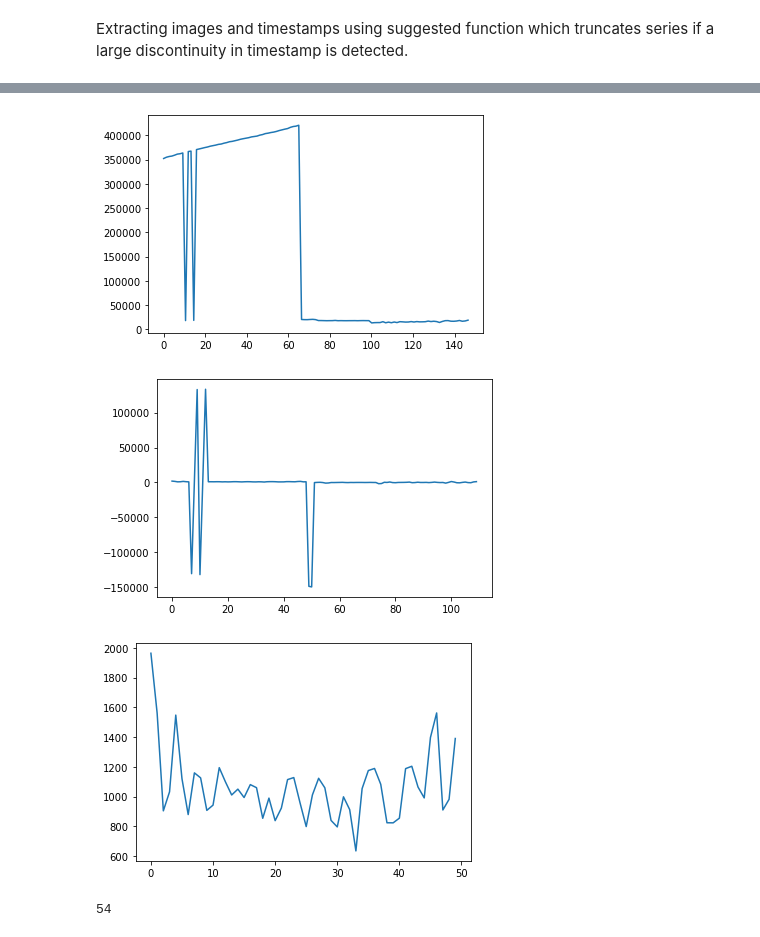
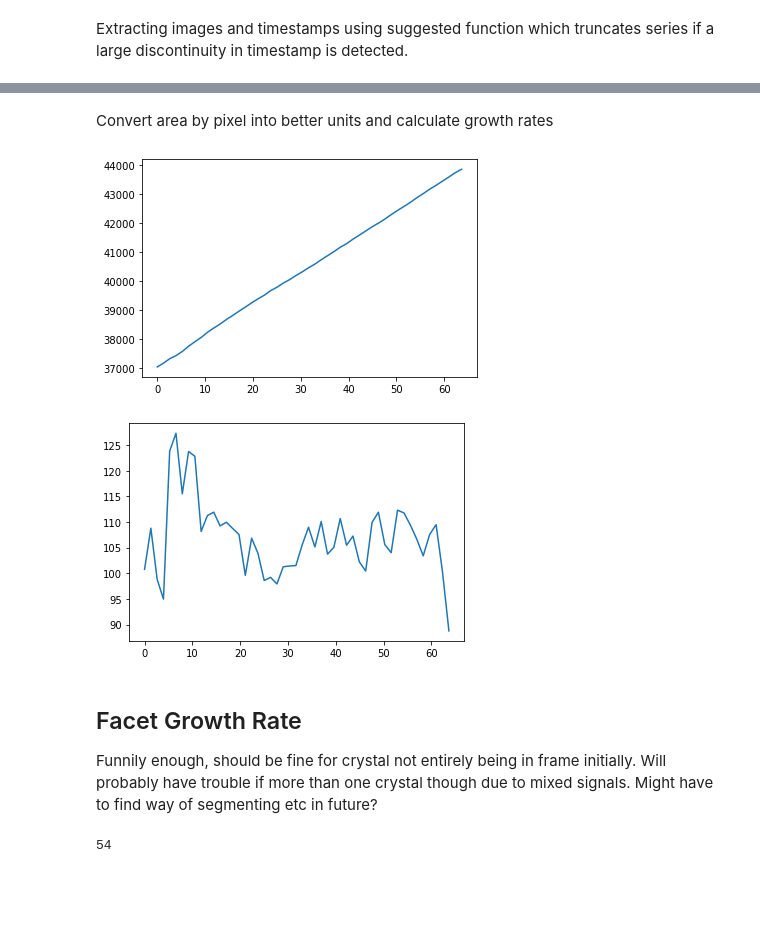
Before and after one commit to ESaundersNano/Mini-1-Multidimensional-analysis-of-perovskite-growth, a Jupyter notebook: optical_image_growth_rate.ipynb, the cells around one changed output, grey strips where cells are left out. Saved outputs shown, nothing was run; the diff lists cells and outputs as text; code cells hidden in the pictures; blank space fills up the shorter version.

```diff
--- a/optical_image_growth_rate.ipynb
+++ b/optical_image_growth_rate.ipynb
@@ -67,2 +98,4 @@ def get_contour_data(images):
+# %%
+contour_sets, area_sets, perim_sets = oif.get_contour_data(binary_images)
 # %%
 def extract_best_contour_data(contour_sets, area_sets, perim_sets):
@@ -179,17 +145,25 @@ def fix_area_data(area_series, time_series):
-# %%
-contour_sets, area_sets, perim_sets = get_contour_data(images)
-best_contours, best_areas, best_perims = extract_best_contour_data(contour_sets, area_sets, perim_sets)
-plt.plot( ts, best_areas)
-plt.show()
-plt.plot(extract_growth_rate(best_areas, ts))
-plt.show()
-cleaned_area_series, cleaned_time_series = fix_area_data(best_areas, ts)
-plt.plot(extract_growth_rate(cleaned_area_series, cleaned_time_series))
-plt.show()
-# %% [output]
-[figure, removed]
-[figure, removed]
-[figure, removed]
+# %%
+best_contours, best_areas, best_perims = extract_best_contour_data(contour_sets, area_sets, perim_sets)
+cleaned_contour_series, cleaned_area_series, cleaned_time_series = clean_area_data(best_contours, best_areas, ts)
+# %% [markdown]
+Convert area by pixel into better units and calculate growth rates
+# %%
+crystal_area_series = np.array(cleaned_area_series)*pixel_size*pixel_size
+crystal_time_series = cleaned_time_series
+crystal_area_growth_rates = oif.extract_area_growth_rate(crystal_area_series, crystal_time_series)
+# %%
+%matplotlib inline
+plt.plot(crystal_time_series, crystal_area_series)
+plt.show()
+plt.plot(crystal_time_series, crystal_area_growth_rates)
+plt.show()
+# %% [output]
+[figure, added]
+[figure, added]
+# %% [markdown]
+## Facet Growth Rate
+
+Funnily enough, should be fine for crystal not entirely being in frame initially. Will probably have trouble if more than one crystal though due to mixed signals. Might have to find way of segmenting etc in future?
 # %%
 def rotate_image(im, angle):
     row, col = im.shape
```
Also changed, not shown: parts of 15 cells of this notebook, 1 other file.
